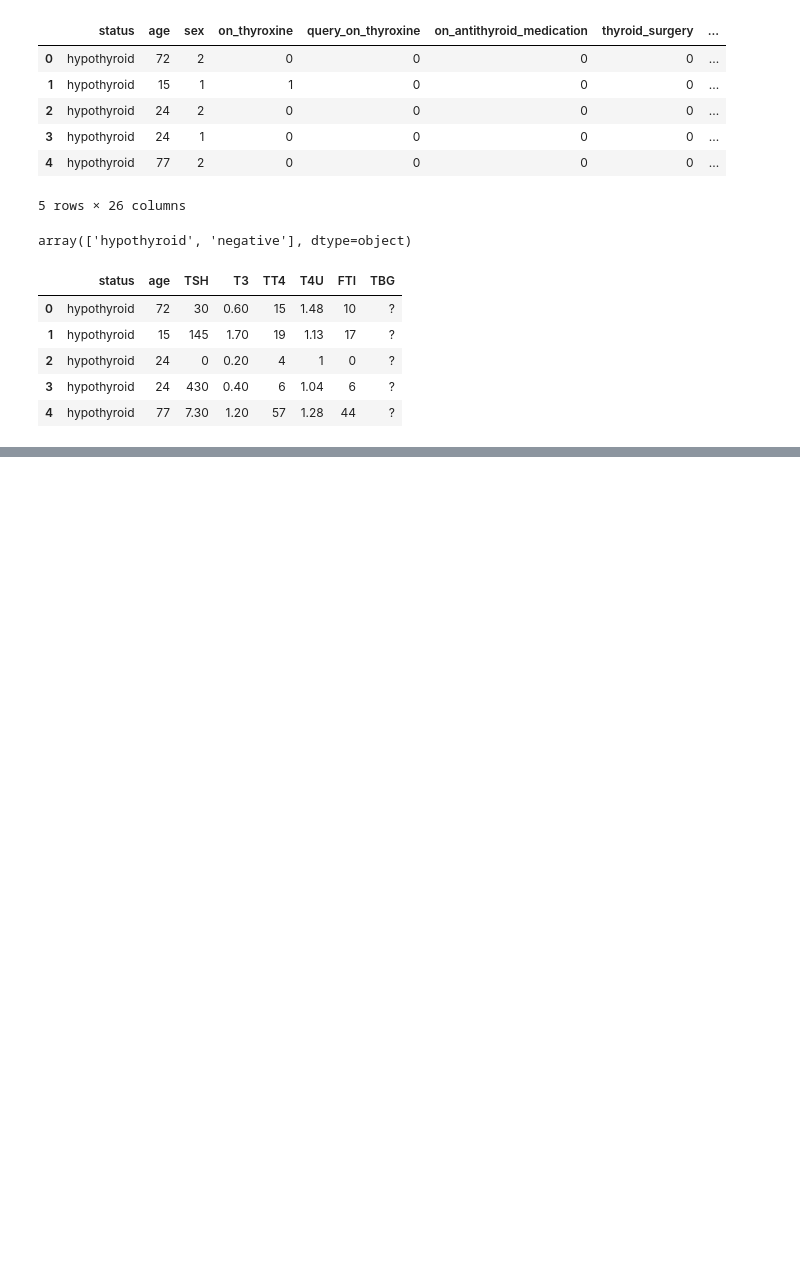
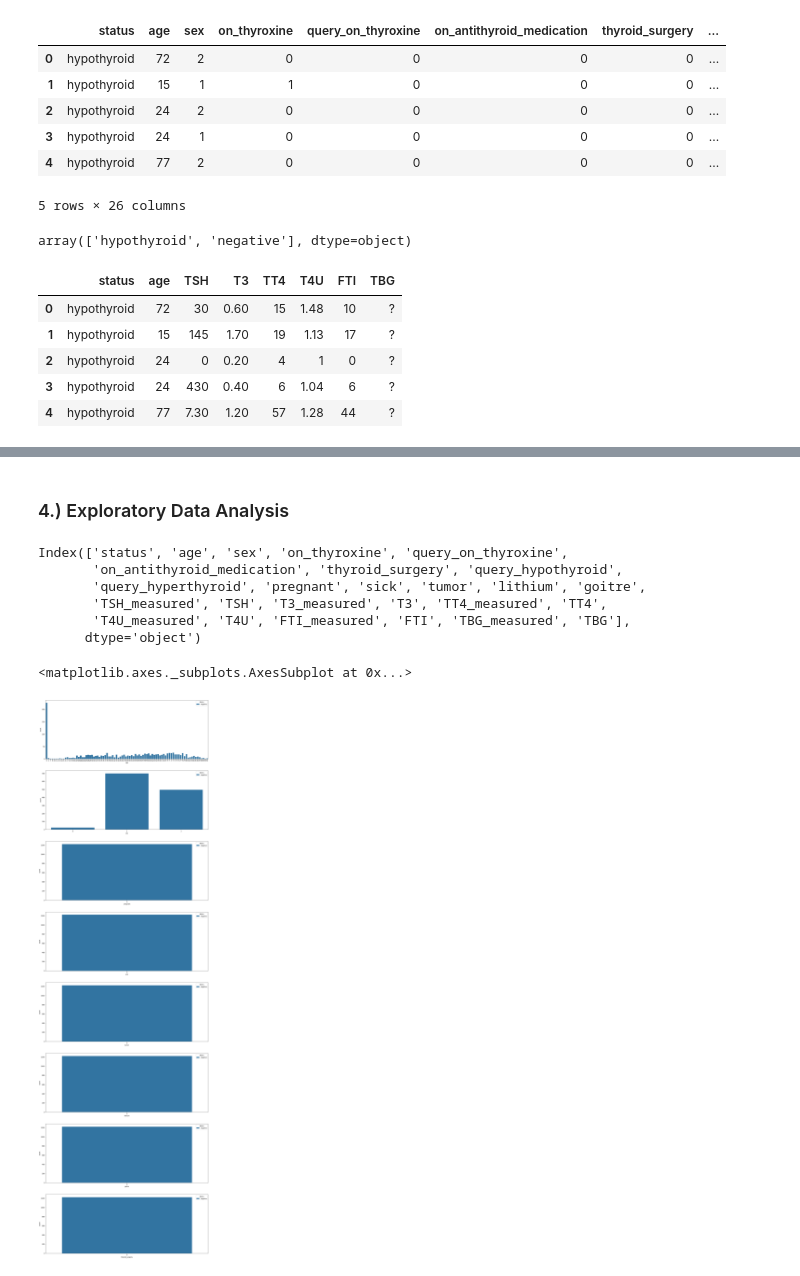
Before and after one commit to DaveChui/Machine-Learning-Algorithm-fro-Hyperthyroid-detection, a Jupyter notebook: Decision_Trees_and_SVM_Dave_Njoroge_IP.ipynb, the cells around one changed output, grey strips where cells are left out. Cells and saved outputs as stored; diff of their text form; code cells hidden in the pictures; blank space fills up the shorter version.

```diff
--- a/Decision_Trees_and_SVM_Dave_Njoroge_IP.ipynb
+++ b/Decision_Trees_and_SVM_Dave_Njoroge_IP.ipynb
@@ -267,0 +459,9 @@ obj_df.head()
+# %%
+# Checking for Anomalies
+#
+# Check outliers using IQR Score
+# Find the IQR Score first
+Q1 = hypothyroid.quantile(0.25)
+Q3 = hypothyroid.quantile(0.75)
+IQR = Q3 - Q1
+print(IQR)
@@ -267,0 +513,4 @@ obj_df.head()
+# %%
+# Remove the outliers
+hypothyroid = hypothyroid[~((hypothyroid < (Q1 - 1.5 * IQR)) |(hypothyroid > (Q3 + 1.5 * IQR))).any(axis=1)]
+hypothyroid.shape
@@ -267,0 +573,29 @@ obj_df.head()
+# %% [markdown]
+### 4.) Exploratory Data Analysis
+# %%
+#Viewing our columns
+hypothyroid.columns
+# %% [output]
+Index(['status', 'age', 'sex', 'on_thyroxine', 'query_on_thyroxine',
+       'on_antithyroid_medication', 'thyroid_surgery', 'query_hypothyroid',
+       'query_hyperthyroid', 'pregnant', 'sick', 'tumor', 'lithium', 'goitre',
+       'TSH_measured', 'TSH', 'T3_measured', 'T3', 'TT4_measured', 'TT4',
+       'T4U_measured', 'T4U', 'FTI_measured', 'FTI', 'TBG_measured', 'TBG'],
+      dtype='object')
+# %%
+
+# Plotting the univariate summaries and recording our observations
+#
+f, axes = plt.subplots(8, 1, figsize=[20, 70])
+
+sns.countplot('age', hue= 'status', data=hypothyroid, ax=axes[0])
+sns.countplot('sex', hue= 'status', data=hypothyroid, ax=axes[1])
+sns.countplot('pregnant', hue= 'status', data=hypothyroid, ax=axes[2])
+sns.countplot('sick', hue= 'status', data=hypothyroid, ax=axes[3])
+sns.countplot('tumor', hue= 'status', data=hypothyroid, ax=axes[4])
+sns.countplot('lithium', hue= 'status', data=hypothyroid, ax=axes[5])
+sns.countplot('goitre', hue= 'status', data=hypothyroid, ax=axes[6])
+sns.countplot('thyroid_surgery', hue= 'status', data=hypothyroid, ax=axes[7])
+# %% [output]
+<matplotlib.axes._subplots.AxesSubplot at 0x...>
+[figure, added]
```
Also changed, not shown: parts of 46 cells of this notebook.
